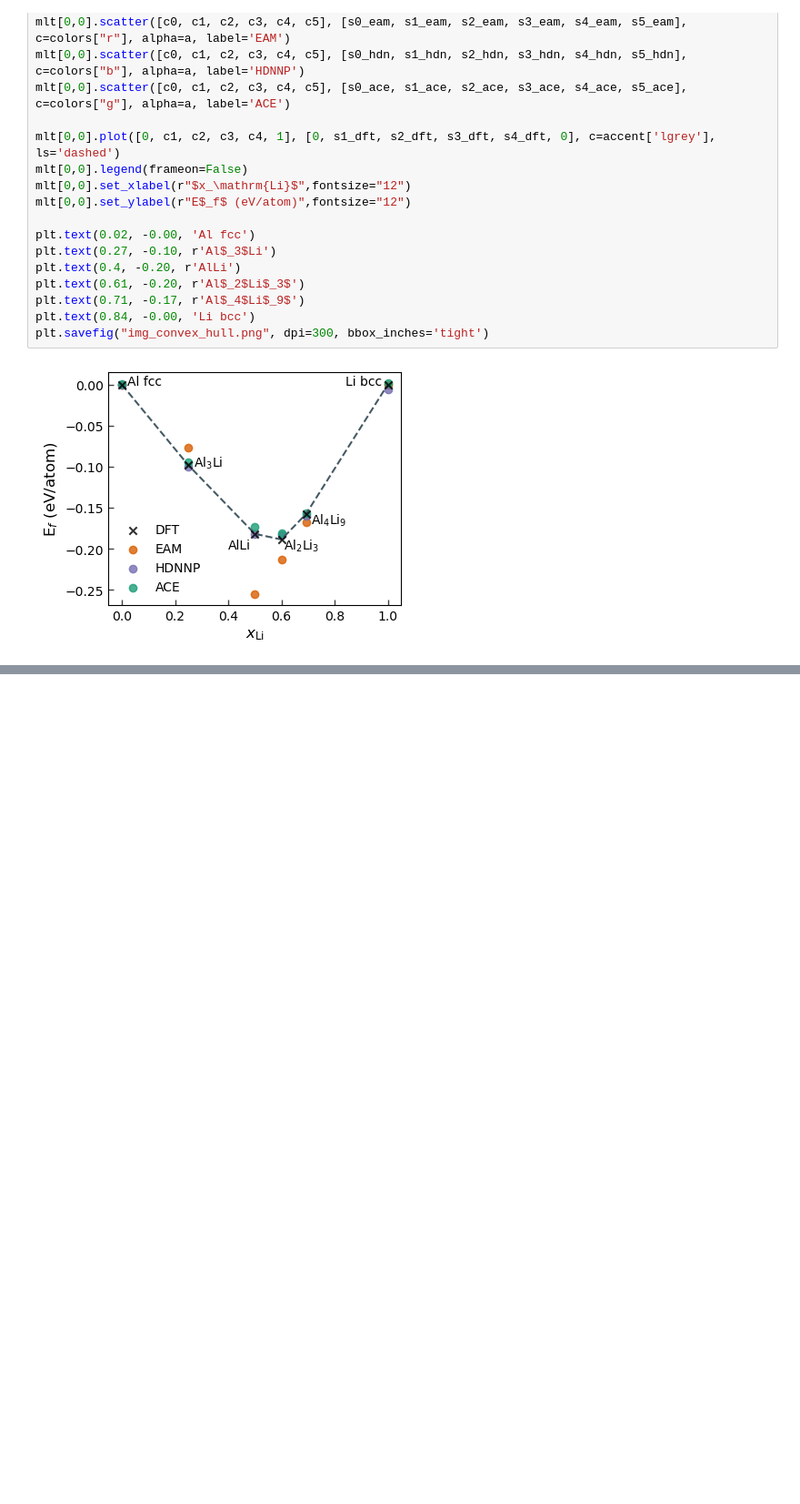
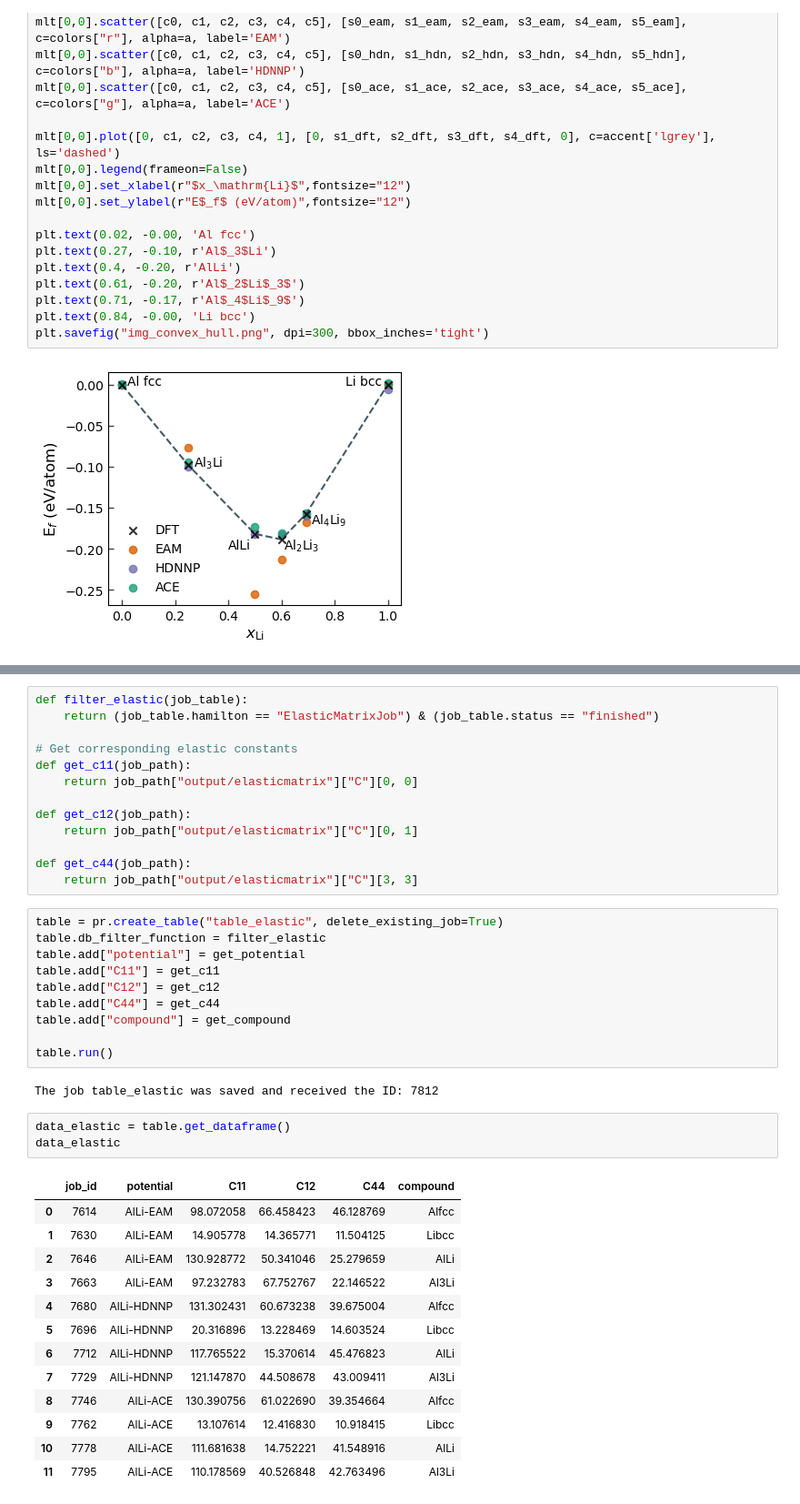
Before and after one commit to pyiron/potential_publication, a Jupyter notebook: 03_validation/01_validation.ipynb, the cells around one changed output, grey strips where cells are left out. Shown at 91% size. Cells and saved outputs as stored; diff of their text form; blank space fills up the shorter version.

```diff
--- a/03_validation/01_validation.ipynb
+++ b/03_validation/01_validation.ipynb
@@ -295,0 +369,42 @@ plt.savefig("img_convex_hull.png", dpi=300, bbox_inches='tight')
+# %%
+def filter_elastic(job_table):
+    return (job_table.hamilton == "ElasticMatrixJob") & (job_table.status == "finished")
+
+# Get corresponding elastic constants
+def get_c11(job_path):
+    return job_path["output/elasticmatrix"]["C"][0, 0]
+
+def get_c12(job_path):
+    return job_path["output/elasticmatrix"]["C"][0, 1]
+
+def get_c44(job_path):
+    return job_path["output/elasticmatrix"]["C"][3, 3]
+# %%
+table = pr.create_table("table_elastic", delete_existing_job=True)
+table.db_filter_function = filter_elastic
+table.add["potential"] = get_potential
+table.add["C11"] = get_c11
+table.add["C12"] = get_c12
+table.add["C44"] = get_c44
+table.add["compound"] = get_compound
+
+table.run()
+# %% [output]
+The job table_elastic was saved and received the ID: 7812
+# %%
+data_elastic = table.get_dataframe()
+data_elastic
+# %% [output]
+|  | job_id | potential | C11 | C12 | C44 | compound |
+| 0 | 7614 | AlLi-EAM | 98.072058 | 66.458423 | 46.128769 | Alfcc |
+| 1 | 7630 | AlLi-EAM | 14.905778 | 14.365771 | 11.504125 | Libcc |
+| 2 | 7646 | AlLi-EAM | 130.928772 | 50.341046 | 25.279659 | AlLi |
+| 3 | 7663 | AlLi-EAM | 97.232783 | 67.752767 | 22.146522 | Al3Li |
+| 4 | 7680 | AlLi-HDNNP | 131.302431 | 60.673238 | 39.675004 | Alfcc |
+| 5 | 7696 | AlLi-HDNNP | 20.316896 | 13.228469 | 14.603524 | Libcc |
+| 6 | 7712 | AlLi-HDNNP | 117.765522 | 15.370614 | 45.476823 | AlLi |
+| 7 | 7729 | AlLi-HDNNP | 121.147870 | 44.508678 | 43.009411 | Al3Li |
+| 8 | 7746 | AlLi-ACE | 130.390756 | 61.022690 | 39.354664 | Alfcc |
+| 9 | 7762 | AlLi-ACE | 13.107614 | 12.416830 | 10.918415 | Libcc |
+| 10 | 7778 | AlLi-ACE | 111.681638 | 14.752221 | 41.548916 | AlLi |
+| 11 | 7795 | AlLi-ACE | 110.178569 | 40.526848 | 42.763496 | Al3Li |
```
Also changed, not shown: parts of 14 cells of this notebook, 3 other files.
